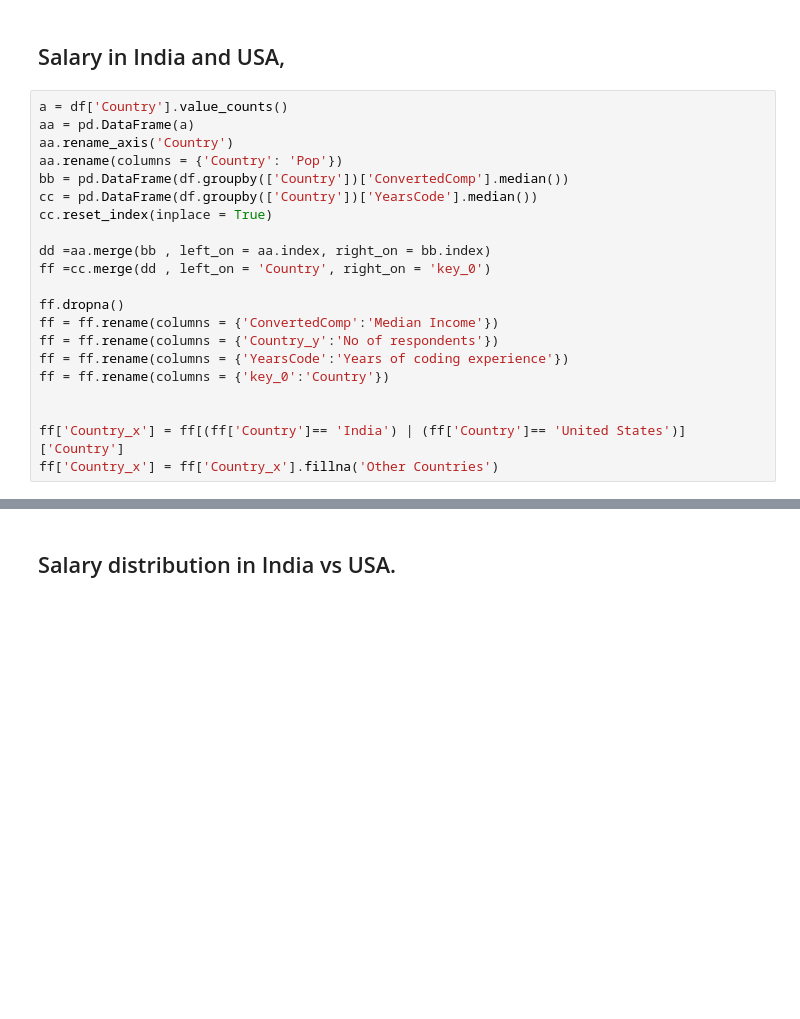
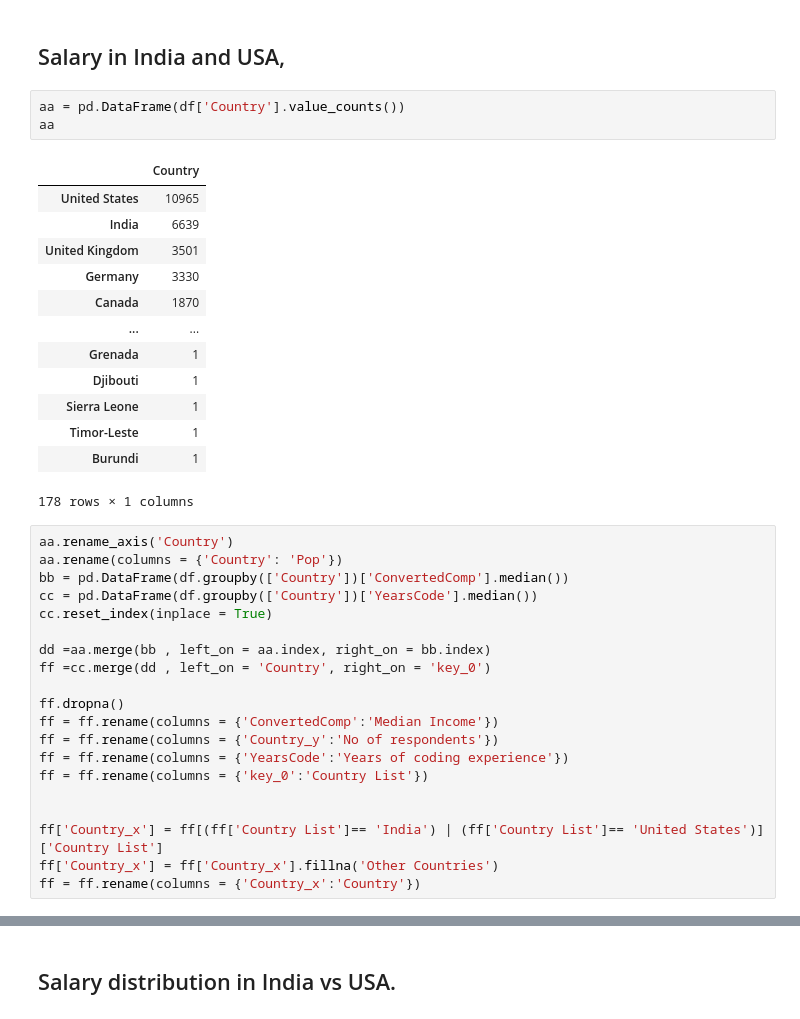
Before and after one commit to Arjunar92/StackOverflow_dev_survey, a Jupyter notebook: StackOverflow_2020_USvsIndia_Final.ipynb, the cells around one changed output, grey strips where cells are left out. Cells and saved outputs as stored; diff of their text form; blank space fills up the shorter version.

```diff
--- a/StackOverflow_2020_USvsIndia_Final.ipynb
+++ b/StackOverflow_2020_USvsIndia_Final.ipynb
@@ -203,9 +203,24 @@ Poland          0.020008
 Australia       0.019915
 # %% [markdown]
 ## Salary in India and USA,
+# %%
+aa = pd.DataFrame(df['Country'].value_counts())
+aa
+# %% [output]
+|  | Country |
+| United States | 10965 |
+| India | 6639 |
+| United Kingdom | 3501 |
+| Germany | 3330 |
+| Canada | 1870 |
+| ... | ... |
+| Grenada | 1 |
+| Djibouti | 1 |
+| Sierra Leone | 1 |
+| Timor-Leste | 1 |
+| Burundi | 1 |
+178 rows × 1 columns
 # %%
-a = df['Country'].value_counts()
-aa = pd.DataFrame(a)
 aa.rename_axis('Country')
 aa.rename(columns = {'Country': 'Pop'})
 bb = pd.DataFrame(df.groupby(['Country'])['ConvertedComp'].median())
@@ -219,11 +234,12 @@ ff.dropna()
 ff = ff.rename(columns = {'ConvertedComp':'Median Income'})
 ff = ff.rename(columns = {'Country_y':'No of respondents'})
 ff = ff.rename(columns = {'YearsCode':'Years of coding experience'})
-ff = ff.rename(columns = {'key_0':'Country'})
+ff = ff.rename(columns = {'key_0':'Country List'})
 
 
-ff['Country_x'] = ff[(ff['Country']== 'India') | (ff['Country']== 'United States')]['Country']
+ff['Country_x'] = ff[(ff['Country List']== 'India') | (ff['Country List']== 'United States')]['Country List']
 ff['Country_x'] = ff['Country_x'].fillna('Other Countries')
+ff = ff.rename(columns = {'Country_x':'Country'})
 # %%
 import plotly.express as px
 df_a = px.data.gapminder()
```
Also changed, not shown: parts of 4 cells of this notebook.
